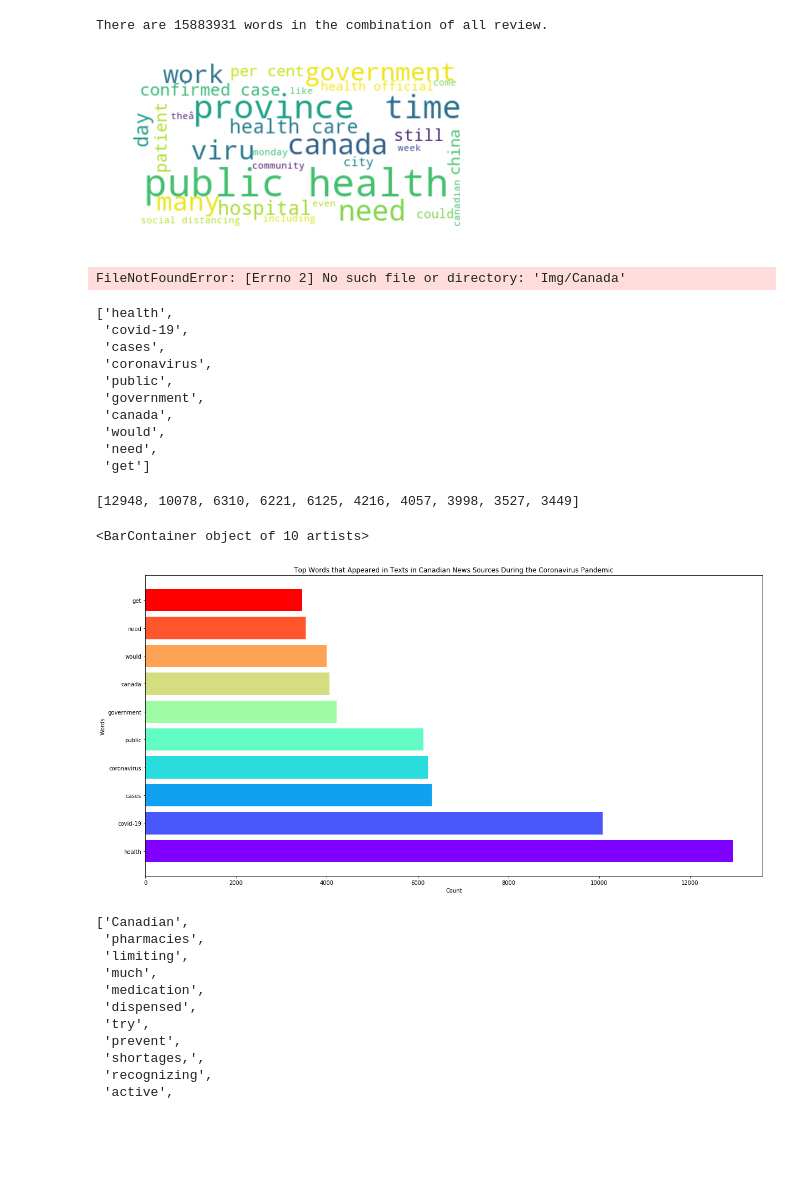
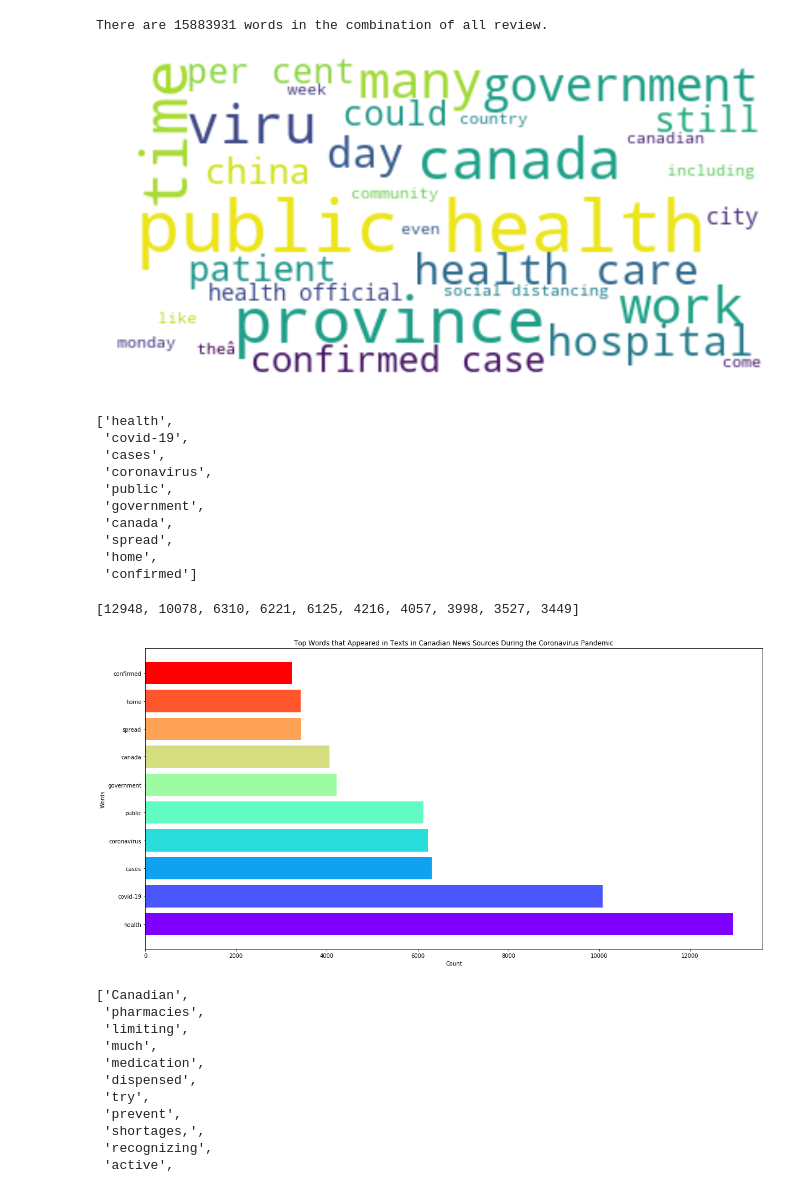
Before and after one commit to irwinmier96/Extra_Side_Projects, a Jupyter notebook: Covid News Tracking/covid_news.ipynb, the cells around one changed output. Saved outputs shown, nothing was run; the diff lists cells and outputs as text; code cells hidden in the pictures; blank space fills up the shorter version.

Commit message:
new visualizations including wordcloud and bar chart

```diff
--- a/Covid News Tracking/covid_news.ipynb
+++ b/Covid News Tracking/covid_news.ipynb
@@ -107,35 +107,42 @@ print ("There are {} words in the combination of all review.".format(len(ca_text
 # %% [output]
 There are 15883931 words in the combination of all review.
 # %%
+
+#Calling a set of built-in wtopwords and then added a new list of words to this list
 stop_words = set(stopwords.words('english'))  #stopwords.words is built in
 new_stopwords = ['said', 'said.', 'says', 'say', 'new', 'one','two', 'would',
-                 'will', 'people', 'also', 'May', 'well', 'â\x80\x94'] #appending into stopwords.words
+                 'will', 'people', 'also', 'May', 'get', 'need', 'well', 'â\x80\x94'] #appending into stopwords.words
 new_stopwords_list = stop_words.union(new_stopwords)
 
 final_stop_words = set([word for word in new_stopwords_list if word in new_stopwords_list]) #set the final list before adding to the wordcloud
 
 # stopwords.add(["one", "say", "time", "href", "https", "need", "people", "day", "may", "going", "Friday", "Tuesday",
 #               "said", "per" , "cent", "says", "many", "still", "now", "thing", "Monday", "will", "part", "make",
 #               "CBC", "New", "right", "viru", " country", "work", "take", "home", "even", "Thursday", "continue",
 #               "want", "take", "city", "call", "March", "think", "well", "know", "way", "see", "go", "The", "-"])
 
 
 wordcloud = WordCloud(stopwords = final_stop_words, background_color="white", max_words = 30).generate(ca_text)
 
 # Display the generated image:
 # the matplotlib way:
 plt.imshow(wordcloud, interpolation='bilinear')
 plt.axis("off")
 
 plt.savefig("Visualizations/Most_Common_Words_Canada_News.png", format="png")
 plt.show()
 # %% [output]
-[figure, old version]
+[figure, new version]
 # %%
 #Make a wordcloud in the shape of the flag of Canada
-mask = np.array(Image.open("Img/Canada"))
+mask = np.array(Image.open("Img/Canada.jpg"))
+wordcloud_ca = WordCloud(stopwords=final_stop_words, background_color="white", mode="RGBA", max_words=1000, mask=mask).generate(ca_text)
+
+# create coloring from image
+image_colors = ImageColorGenerator(mask)
+plt.figure(figsize=[12,12])
+plt.imshow(wordcloud_ca.recolor(color_func=image_colors), interpolation="bilinear")
+plt.axis("off")
-# %% [output]
-FileNotFoundError: [Errno 2] No such file or directory: 'Img/Canada'
 # %%
 filtered_words = [word for word in ca_text.split() if word not in final_stop_words]
 counted_words = collections.Counter(filtered_words)
@@ -155,9 +162,9 @@ words
  'public',
  'government',
  'canada',
- 'would',
- 'need',
- 'get']
+ 'spread',
+ 'home',
+ 'confirmed']
 # %%
 counts
 # %% [output]
@@ -170,9 +177,10 @@ plt.title('Top Words that Appeared in Texts in Canadian News Sources During the
 plt.xlabel('Count')
 plt.ylabel('Words')
 plt.barh(words, counts, color=colors)
+
+plt.savefig("Visualizations/Top_Covid_Related_Words_in_Canadian_News")
 # %% [output]
-<BarContainer object of 10 artists>
-[figure, old version]
+[figure, new version]
 # %%
 # %% [output]
 ['Canadian',
```
Also changed, not shown: 3 other files.
